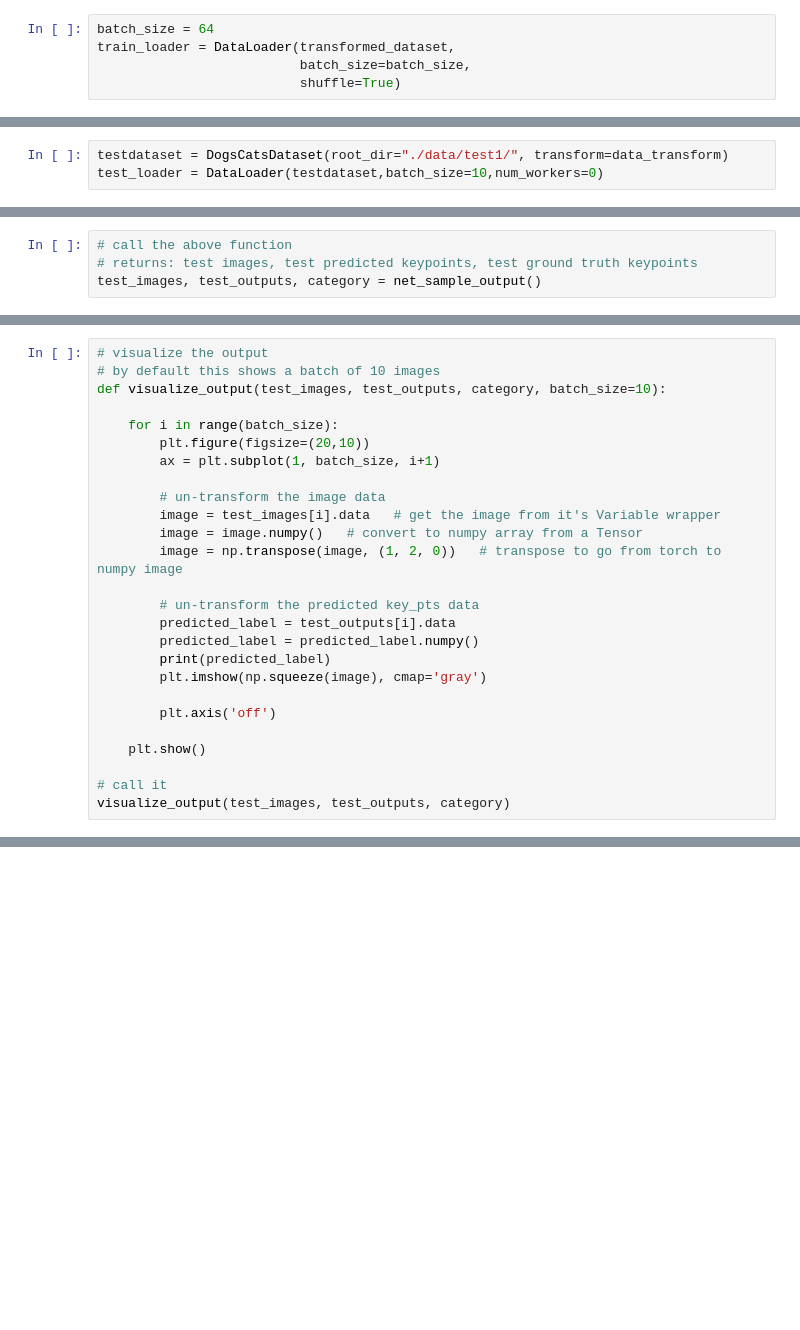
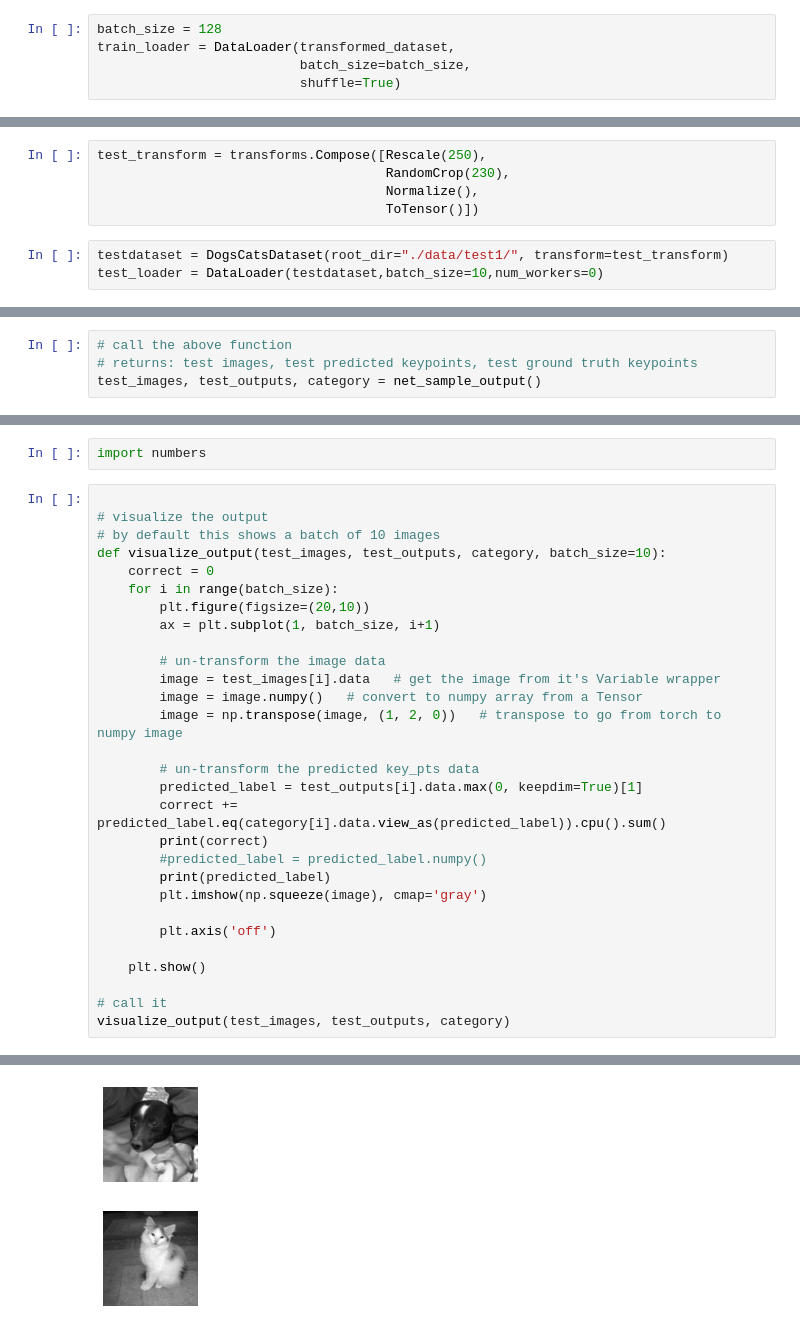
Before and after one commit to nimitm97/Dogs-vs-cats, a Jupyter notebook: cats-and-dogs.ipynb, the cells around one changed output, grey strips where cells are left out. Saved outputs shown, nothing was run; the diff lists cells and outputs as text; blank space fills up the shorter version.

Commit message:
test run #1

```diff
--- a/cats-and-dogs.ipynb
+++ b/cats-and-dogs.ipynb
@@ -102,7 +107,7 @@ Net(
 # %% [markdown]
 ### Batching and Loading Data
 # %%
-batch_size = 64
+batch_size = 128
 train_loader = DataLoader(transformed_dataset,
                           batch_size=batch_size,
                           shuffle=True)
@@ -165,5 +185,10 @@ train_net(n_epochs)
+# %%
+test_transform = transforms.Compose([Rescale(250),
+                                     RandomCrop(230),
+                                     Normalize(),
+                                     ToTensor()])
 # %%
-testdataset = DogsCatsDataset(root_dir="./data/test1/", transform=data_transform)
+testdataset = DogsCatsDataset(root_dir="./data/test1/", transform=test_transform)
 test_loader = DataLoader(testdataset,batch_size=10,num_workers=0)
 # %%
 # test the model on a batch of test images
@@ -193,8 +222,11 @@ test_images, test_outputs, category = net_sample_output()
+# %%
+import numbers
 # %%
+
 # visualize the output
 # by default this shows a batch of 10 images
 def visualize_output(test_images, test_outputs, category, batch_size=10):
-
+    correct = 0
     for i in range(batch_size):
         plt.figure(figsize=(20,10))
         ax = plt.subplot(1, batch_size, i+1)
@@ -205,8 +237,10 @@ def visualize_output(test_images, test_outputs, category, batch_size=10):
         image = np.transpose(image, (1, 2, 0))   # transpose to go from torch to numpy image
 
         # un-transform the predicted key_pts data
-        predicted_label = test_outputs[i].data
-        predicted_label = predicted_label.numpy()
+        predicted_label = test_outputs[i].data.max(0, keepdim=True)[1]
+        correct += predicted_label.eq(category[i].data.view_as(predicted_label)).cpu().sum()
+        print(correct)
+        #predicted_label = predicted_label.numpy()
         print(predicted_label)
         plt.imshow(np.squeeze(image), cmap='gray')
 
@@ -216,3 +250,4 @@ def visualize_output(test_images, test_outputs, category, batch_size=10):
 
 # call it
 visualize_output(test_images, test_outputs, category)
+# %% [output]
@@ -218,0 +274,2 @@ visualize_output(test_images, test_outputs, category)
+[figure, added]
+[figure, added]
```
Also changed, not shown: parts of 9 cells of this notebook.
